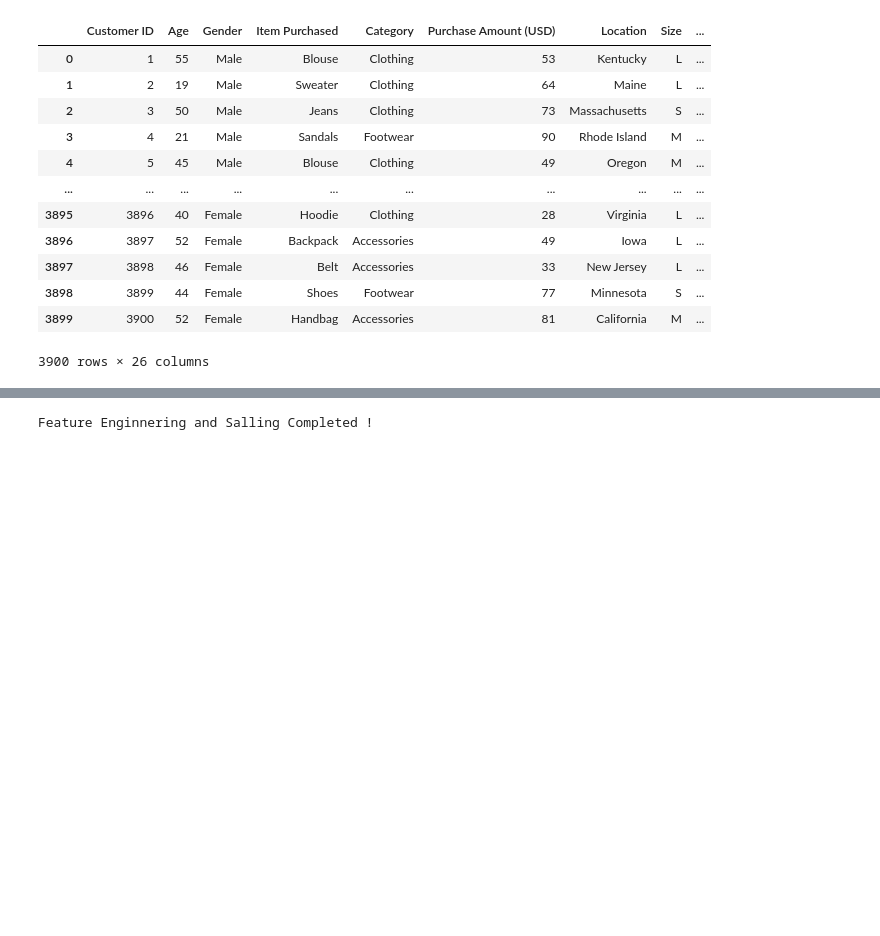
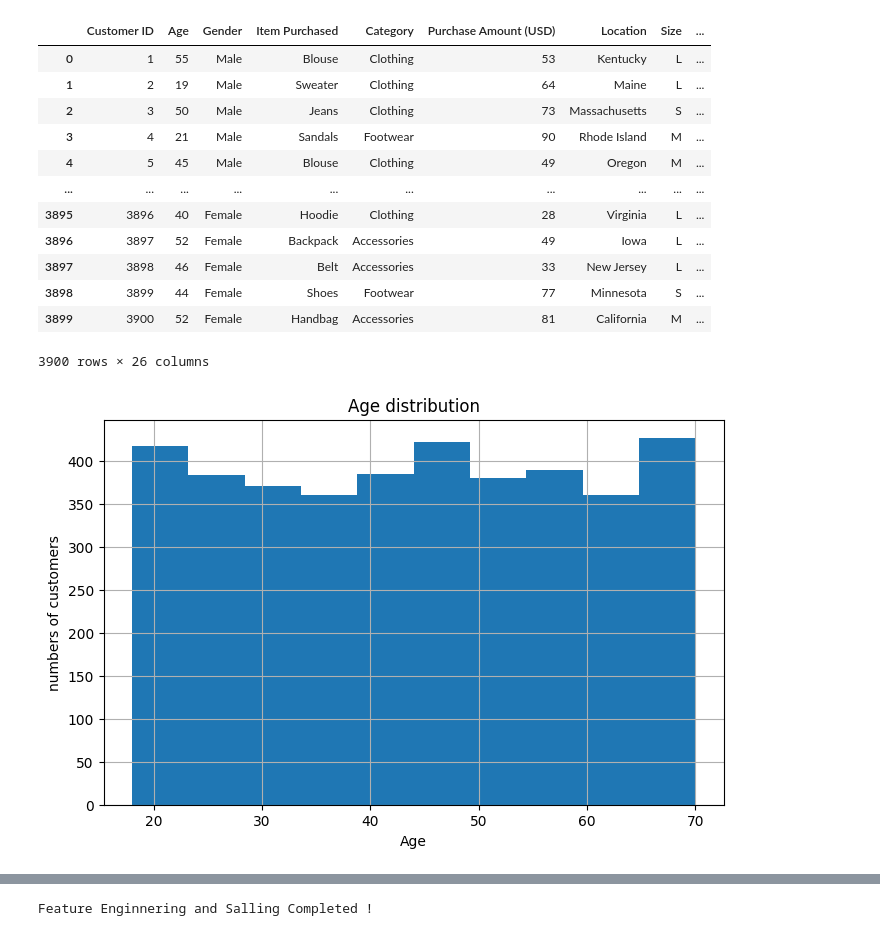
Before and after one commit to ervaishnavisutar-del/ddaex, a Jupyter notebook: Shopping_Trends_updated_Ex.ipynb, the cells around one changed output, grey strips where cells are left out. Saved outputs shown, nothing was run; the diff lists cells and outputs as text; code cells hidden in the pictures; blank space fills up the shorter version.

```diff
--- a/Shopping_Trends_updated_Ex.ipynb
+++ b/Shopping_Trends_updated_Ex.ipynb
@@ -214,3 +243,15 @@ df
 | 3898 | 3899 | 44 | Female | Shoes | Footwear | 77 | Minnesota | S | ... |
 | 3899 | 3900 | 52 | Female | Handbag | Accessories | 81 | California | M | ... |
 3900 rows × 26 columns
+# %%
+import matplotlib.pyplot as plt
+df=pd.read_csv('shopping_trends_updated.csv')
+plt.figure(figsize=(8,5))
+plt.hist(df['Age'],bins=10)
+plt.title('Age distribution')
+plt.xlabel('Age')
+plt.ylabel('numbers of customers')
+plt.grid(True)
+plt.show()
+# %% [output]
+[figure, added]
```
Also changed, not shown: parts of 11 cells of this notebook.
